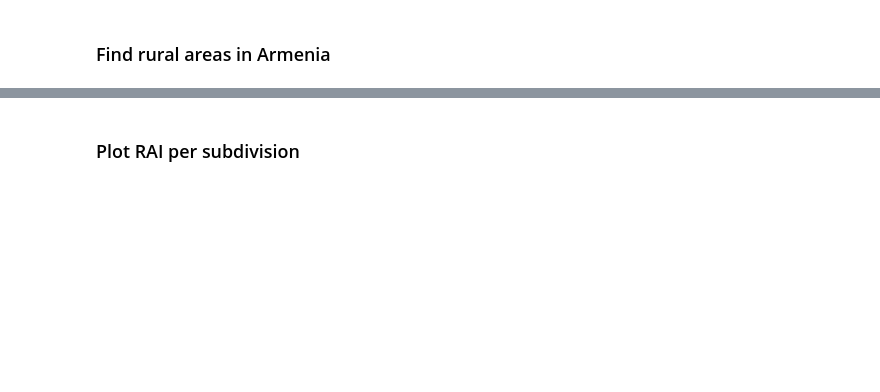
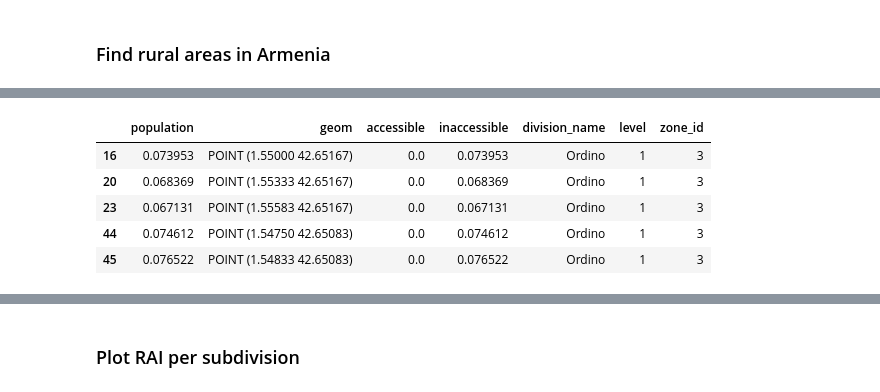
Before and after one commit to pedrocamargo/road_analytics, a Jupyter notebook: notebooks/Rural_Access_Index.ipynb, the cells around one changed output, grey strips where cells are left out. Cells and saved outputs as stored; diff of their text form; code cells hidden in the pictures; blank space fills up the shorter version.

```diff
--- a/notebooks/Rural_Access_Index.ipynb
+++ b/notebooks/Rural_Access_Index.ipynb
@@ -53,0 +50,9 @@ Right CRS: EPSG:4326
+# %%
+rai_data.head()
+# %% [output]
+|  | population | geom | accessible | inaccessible | division_name | level | zone_id |
+| 16 | 0.073953 | POINT (1.55000 42.65167) | 0.0 | 0.073953 | Ordino | 1 | 3 |
+| 20 | 0.068369 | POINT (1.55333 42.65167) | 0.0 | 0.068369 | Ordino | 1 | 3 |
+| 23 | 0.067131 | POINT (1.55583 42.65167) | 0.0 | 0.067131 | Ordino | 1 | 3 |
+| 44 | 0.074612 | POINT (1.54750 42.65083) | 0.0 | 0.074612 | Ordino | 1 | 3 |
+| 45 | 0.076522 | POINT (1.54833 42.65083) | 0.0 | 0.076522 | Ordino | 1 | 3 |
```
Also changed, not shown: parts of 15 cells of this notebook, 27 other files.
